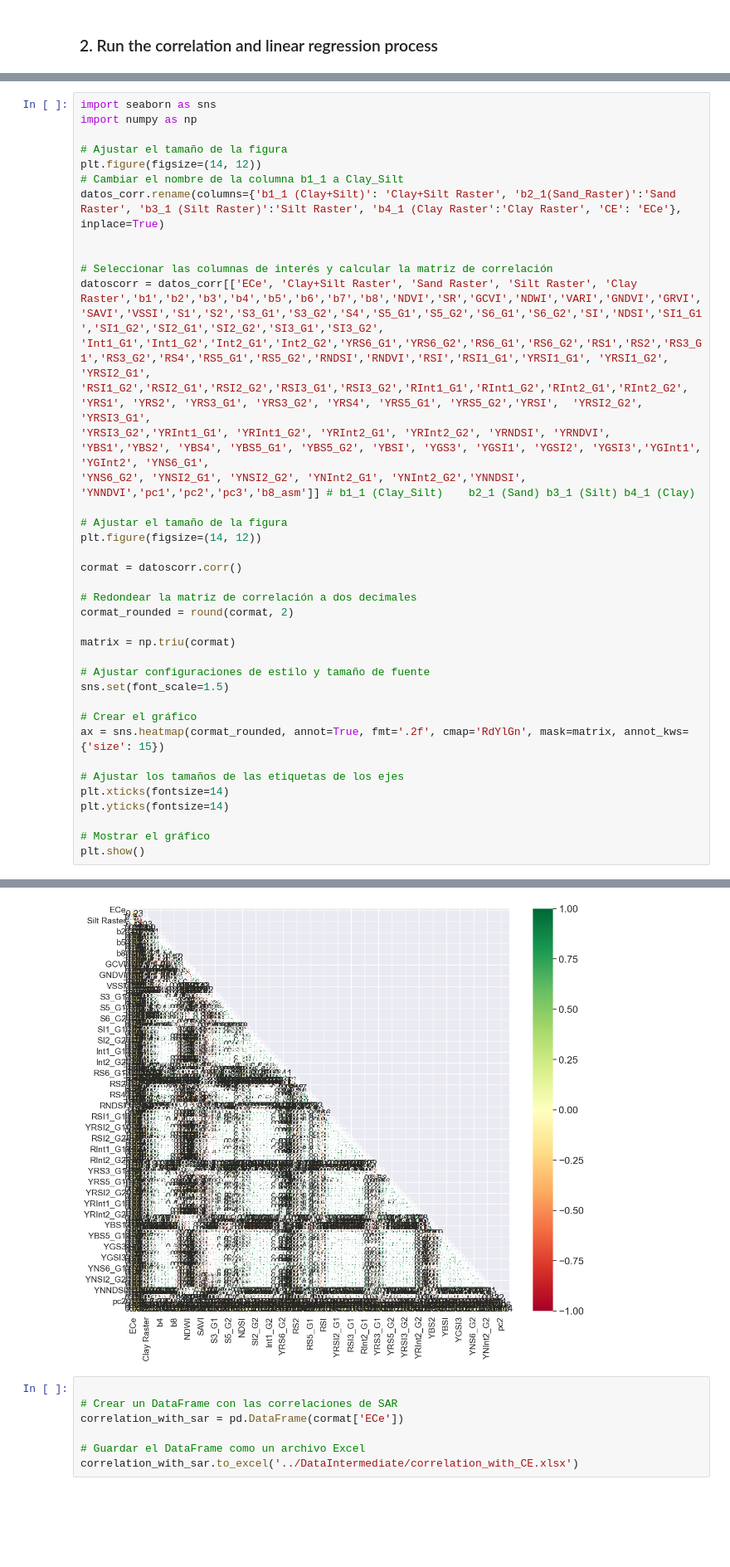
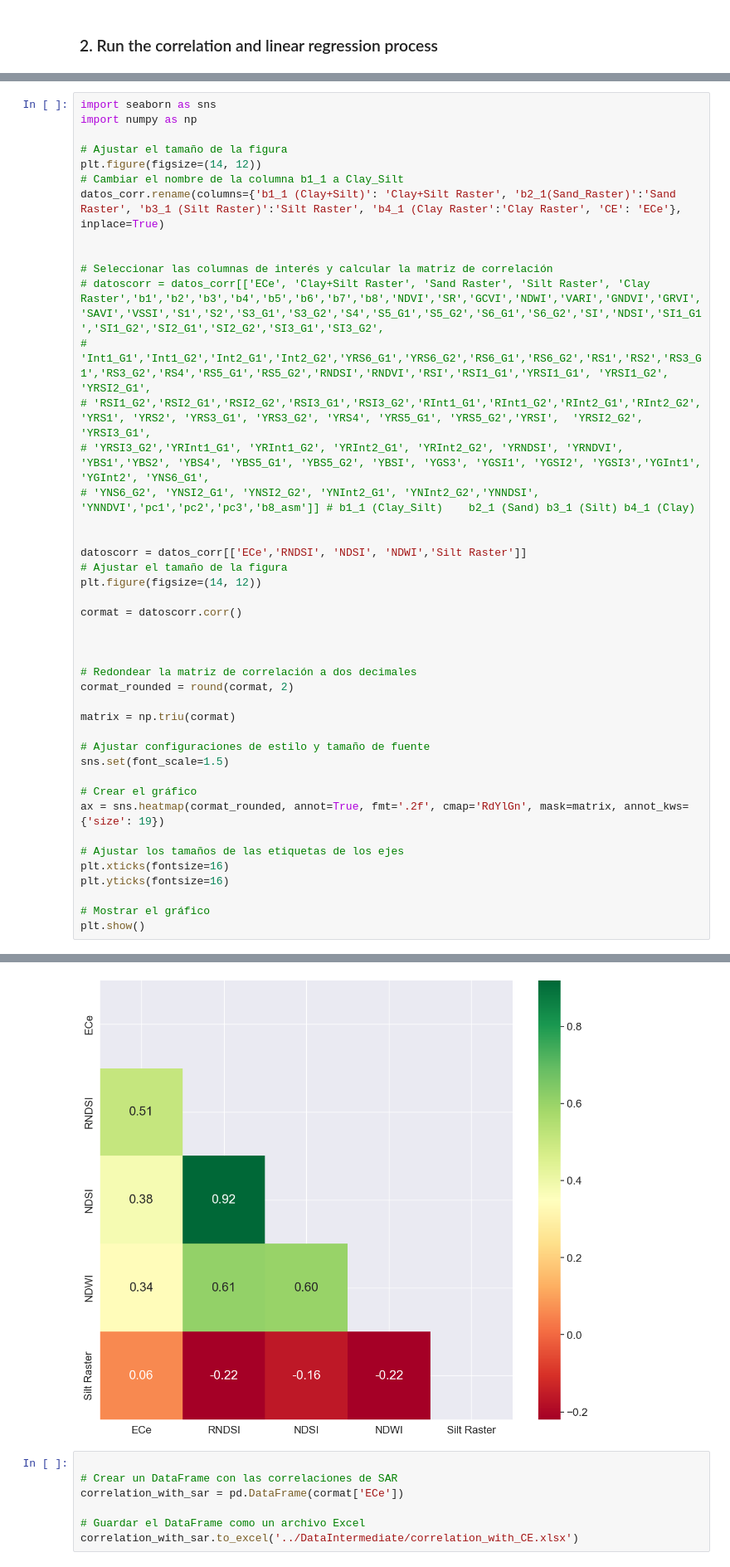
Before and after one commit to Emmanuel461/Salinity_Model, a Jupyter notebook: Codes/3.Correlation_section.ipynb, the cells around one changed output, grey strips where cells are left out. Shown at 83% size. Cells and saved outputs as stored; diff of their text form; blank space fills up the shorter version.

```diff
--- a/Codes/3.Correlation_section.ipynb
+++ b/Codes/3.Correlation_section.ipynb
@@ -204,42 +204,46 @@ import numpy as np
 
 # Ajustar el tamaño de la figura
 plt.figure(figsize=(14, 12))
 # Cambiar el nombre de la columna b1_1 a Clay_Silt
 datos_corr.rename(columns={'b1_1 (Clay+Silt)': 'Clay+Silt Raster', 'b2_1(Sand_Raster)':'Sand Raster', 'b3_1 (Silt Raster)':'Silt Raster', 'b4_1 (Clay Raster':'Clay Raster', 'CE': 'ECe'}, inplace=True)
 
 
 # Seleccionar las columnas de interés y calcular la matriz de correlación
-datoscorr = datos_corr[['ECe', 'Clay+Silt Raster', 'Sand Raster', 'Silt Raster', 'Clay Raster','b1','b2','b3','b4','b5','b6','b7','b8','NDVI','SR','GCVI','NDWI','VARI','GNDVI','GRVI','SAVI','VSSI','S1','S2','S3_G1','S3_G2','S4','S5_G1','S5_G2','S6_G1','S6_G2','SI','NDSI','SI1_G1','SI1_G2','SI2_G1','SI2_G2','SI3_G1','SI3_G2',
-'Int1_G1','Int1_G2','Int2_G1','Int2_G2','YRS6_G1','YRS6_G2','RS6_G1','RS6_G2','RS1','RS2','RS3_G1','RS3_G2','RS4','RS5_G1','RS5_G2','RNDSI','RNDVI','RSI','RSI1_G1','YRSI1_G1', 'YRSI1_G2', 'YRSI2_G1',
-'RSI1_G2','RSI2_G1','RSI2_G2','RSI3_G1','RSI3_G2','RInt1_G1','RInt1_G2','RInt2_G1','RInt2_G2', 'YRS1', 'YRS2', 'YRS3_G1', 'YRS3_G2', 'YRS4', 'YRS5_G1', 'YRS5_G2','YRSI',  'YRSI2_G2', 'YRSI3_G1',
-'YRSI3_G2','YRInt1_G1', 'YRInt1_G2', 'YRInt2_G1', 'YRInt2_G2', 'YRNDSI', 'YRNDVI', 'YBS1','YBS2', 'YBS4', 'YBS5_G1', 'YBS5_G2', 'YBSI', 'YGS3', 'YGSI1', 'YGSI2', 'YGSI3','YGInt1', 'YGInt2', 'YNS6_G1',
-'YNS6_G2', 'YNSI2_G1', 'YNSI2_G2', 'YNInt2_G1', 'YNInt2_G2','YNNDSI', 'YNNDVI','pc1','pc2','pc3','b8_asm']] # b1_1 (Clay_Silt)	b2_1 (Sand)	b3_1 (Silt)	b4_1 (Clay)
+# datoscorr = datos_corr[['ECe', 'Clay+Silt Raster', 'Sand Raster', 'Silt Raster', 'Clay Raster','b1','b2','b3','b4','b5','b6','b7','b8','NDVI','SR','GCVI','NDWI','VARI','GNDVI','GRVI','SAVI','VSSI','S1','S2','S3_G1','S3_G2','S4','S5_G1','S5_G2','S6_G1','S6_G2','SI','NDSI','SI1_G1','SI1_G2','SI2_G1','SI2_G2','SI3_G1','SI3_G2',
+# 'Int1_G1','Int1_G2','Int2_G1','Int2_G2','YRS6_G1','YRS6_G2','RS6_G1','RS6_G2','RS1','RS2','RS3_G1','RS3_G2','RS4','RS5_G1','RS5_G2','RNDSI','RNDVI','RSI','RSI1_G1','YRSI1_G1', 'YRSI1_G2', 'YRSI2_G1',
+# 'RSI1_G2','RSI2_G1','RSI2_G2','RSI3_G1','RSI3_G2','RInt1_G1','RInt1_G2','RInt2_G1','RInt2_G2', 'YRS1', 'YRS2', 'YRS3_G1', 'YRS3_G2', 'YRS4', 'YRS5_G1', 'YRS5_G2','YRSI',  'YRSI2_G2', 'YRSI3_G1',
+# 'YRSI3_G2','YRInt1_G1', 'YRInt1_G2', 'YRInt2_G1', 'YRInt2_G2', 'YRNDSI', 'YRNDVI', 'YBS1','YBS2', 'YBS4', 'YBS5_G1', 'YBS5_G2', 'YBSI', 'YGS3', 'YGSI1', 'YGSI2', 'YGSI3','YGInt1', 'YGInt2', 'YNS6_G1',
+# 'YNS6_G2', 'YNSI2_G1', 'YNSI2_G2', 'YNInt2_G1', 'YNInt2_G2','YNNDSI', 'YNNDVI','pc1','pc2','pc3','b8_asm']] # b1_1 (Clay_Silt)	b2_1 (Sand)	b3_1 (Silt)	b4_1 (Clay)
 
+
+datoscorr = datos_corr[['ECe','RNDSI', 'NDSI', 'NDWI','Silt Raster']]
 # Ajustar el tamaño de la figura
 plt.figure(figsize=(14, 12))
 
 cormat = datoscorr.corr()
+
+
 
 # Redondear la matriz de correlación a dos decimales
 cormat_rounded = round(cormat, 2)
 
 matrix = np.triu(cormat)
 
 # Ajustar configuraciones de estilo y tamaño de fuente
 sns.set(font_scale=1.5)
 
 # Crear el gráfico
-ax = sns.heatmap(cormat_rounded, annot=True, fmt='.2f', cmap='RdYlGn', mask=matrix, annot_kws={'size': 15})
+ax = sns.heatmap(cormat_rounded, annot=True, fmt='.2f', cmap='RdYlGn', mask=matrix, annot_kws={'size': 19})
 
 # Ajustar los tamaños de las etiquetas de los ejes
-plt.xticks(fontsize=14)
-plt.yticks(fontsize=14)
+plt.xticks(fontsize=16)
+plt.yticks(fontsize=16)
 
 # Mostrar el gráfico
 plt.show()
 # %% [output]
 <Figure size 1400x1200 with 0 Axes>
-[figure, old version]
+[figure, new version]
 # %%
 
 # Crear un DataFrame con las correlaciones de SAR
```
Also changed, not shown: parts of 4 cells of this notebook, 16 other files.
